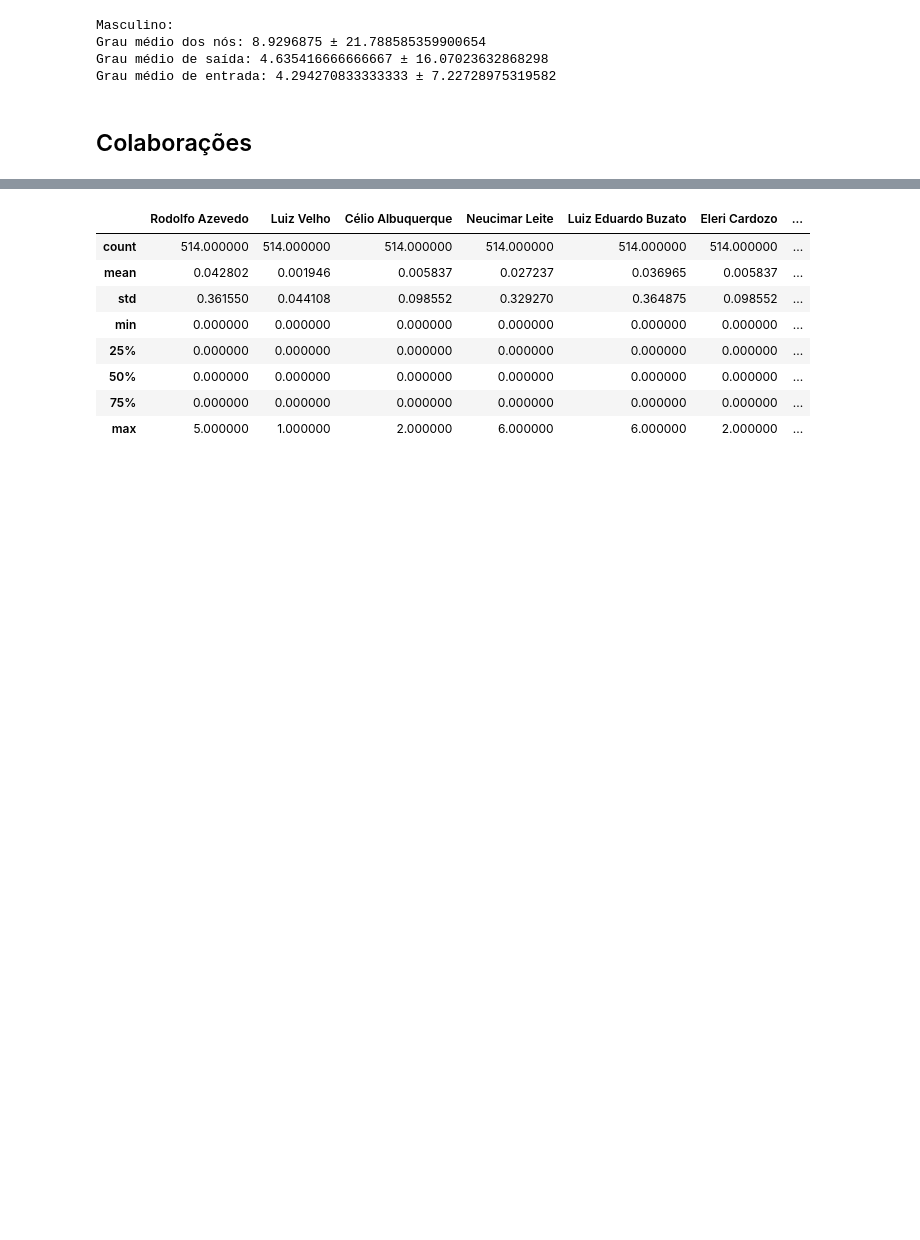
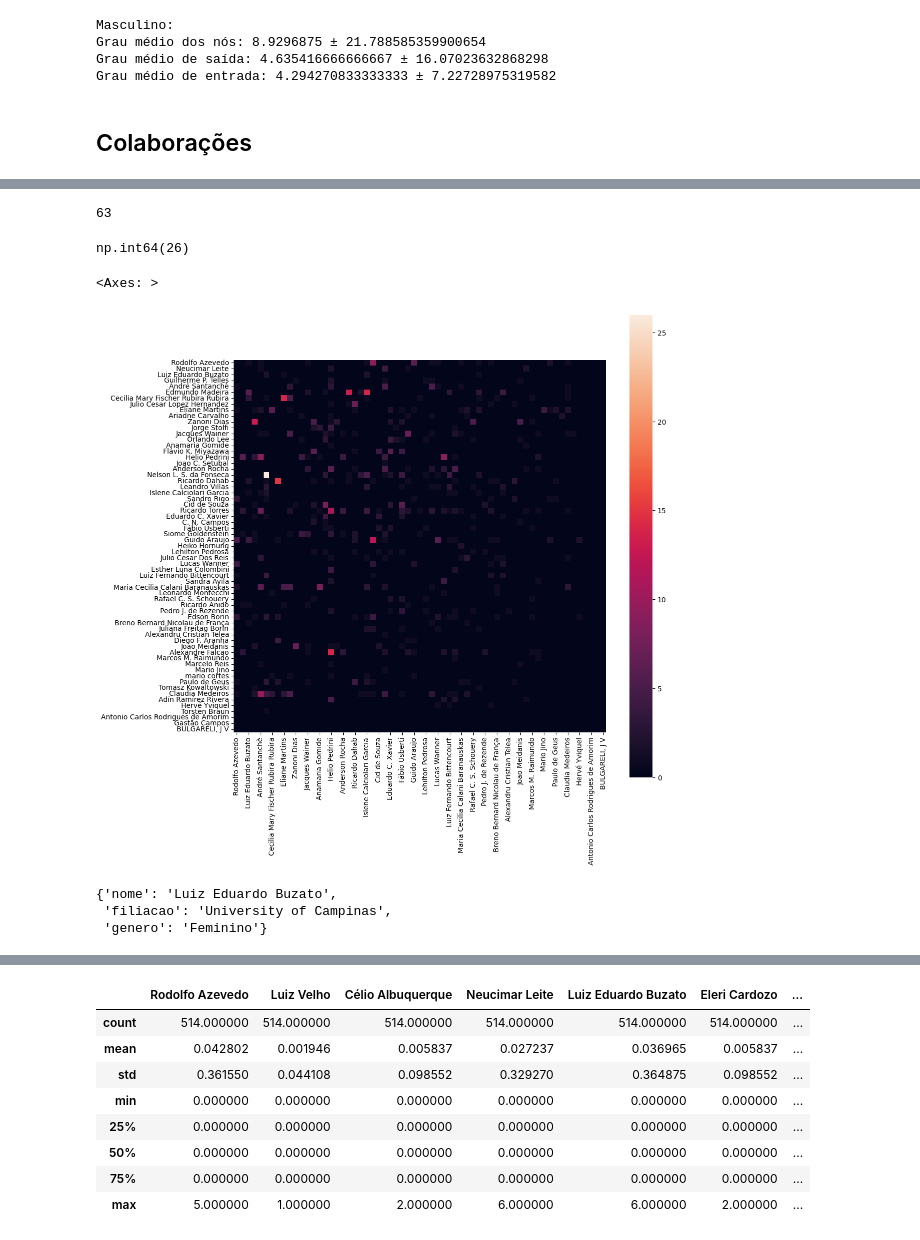
Before and after one commit to gondimjoaom/mo412-projetofinal, a Jupyter notebook: graph_all.ipynb, the cells around one changed output, grey strips where cells are left out. Cells and saved outputs as stored; diff of their text form; code cells hidden in the pictures; blank space fills up the shorter version.

Commit message:
nova branch para consertar criação da planilha final com generos corretos

```diff
--- a/graph_all.ipynb
+++ b/graph_all.ipynb
@@ -37,6 +37,8 @@ for col in avaliadores:
     for index, url in zip(data[col].index, data[col]):
         if url != url: continue
         elif url == "sem orcid": continue
+        if url.split("/")[-1] == "0000-0002-3823-8941" and data.at[index, f"{col}_genero"] == "Feminino":
+            print(index)
         grafo_defesas.add_node(
                             node_for_adding=url.split("/")[-1],
                             nome=data.at[index, f"{col}_nome"],
@@ -325,0 +322,5 @@ colabs
+# %%
+adj_matrix = nx.adjacency_matrix(grafo_defesas)
+colabs = pd.DataFrame(data=adj_matrix,
+             columns=[grafo_defesas.nodes[orcid]["nome"] for orcid in list(grafo_defesas.nodes.keys())],
+                    index=[grafo_defesas.nodes[orcid]["nome"] for orcid in list(grafo_defesas.nodes.keys())])
@@ -325,0 +337,23 @@ colabs
+# %%
+nodes_unicamp_orcid = []
+
+for edge in grafo_defesas.out_edges:
+    nodes_unicamp_orcid.append(edge[0])
+nodes_unicamp_orcid = set(nodes_unicamp_orcid)
+# %%
+nodes_unicamp = [grafo_defesas.nodes[node]["nome"] for node in grafo_defesas.nodes if node in nodes_unicamp_orcid]
+# %%
+len(nodes_unicamp)
+# %% [output]
+63
+# %%
+colabs.loc[nodes_unicamp, nodes_unicamp].values.max()
+# %% [output]
+np.int64(26)
+# %%
+fig, ax = plt.subplots(figsize=(12,12))
+
+sns.heatmap(colabs.loc[nodes_unicamp, nodes_unicamp], square=True)
+# %% [output]
+<Axes: >
+[figure, added]
@@ -325,0 +365,6 @@ colabs
+# %%
+grafo_defesas.nodes["0000-0002-3823-8941"]
+# %% [output]
+{'nome': 'Luiz Eduardo Buzato',
+ 'filiacao': 'University of Campinas',
+ 'genero': 'Feminino'}
```
Also changed, not shown: parts of 27 cells of this notebook, 1 other file.
